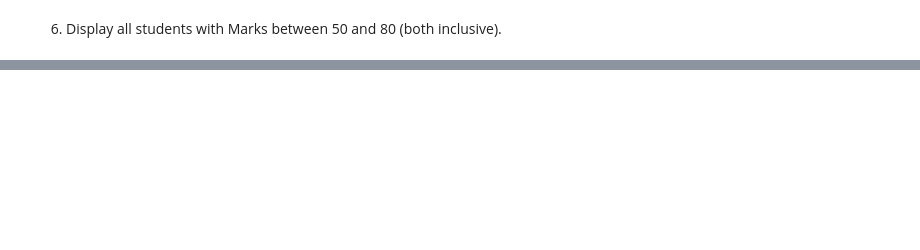
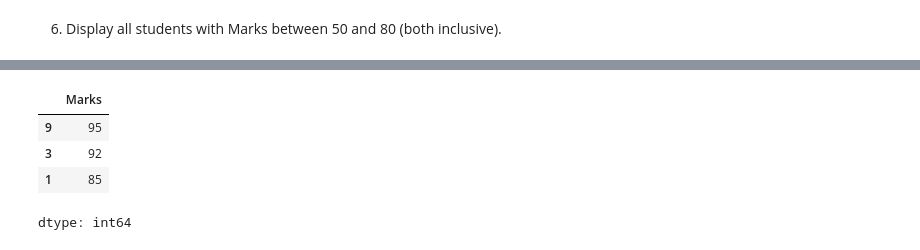
Before and after one commit to csslg22/XII-Informatics-Practices-065, a Jupyter notebook: DataFrame 02.ipynb, the cells around one changed output, grey strips where cells are left out. Cells and saved outputs as stored; diff of their text form; code cells hidden in the pictures; blank space fills up the shorter version.

```diff
--- a/DataFrame 02.ipynb
+++ b/DataFrame 02.ipynb
@@ -291,0 +485,8 @@ Physics.
+# %%
+df['Marks'].nlargest(3)
+# %% [output]
+|  | Marks |
+| 9 | 95 |
+| 3 | 92 |
+| 1 | 85 |
+dtype: int64
```
Also changed, not shown: parts of 21 cells of this notebook.
